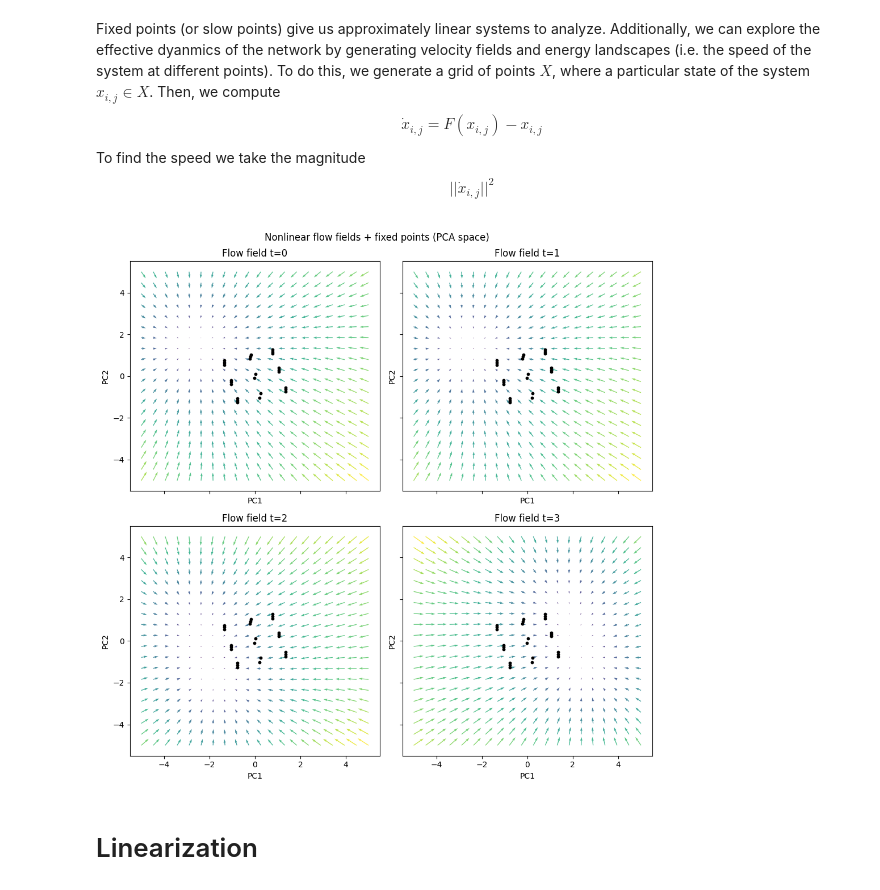
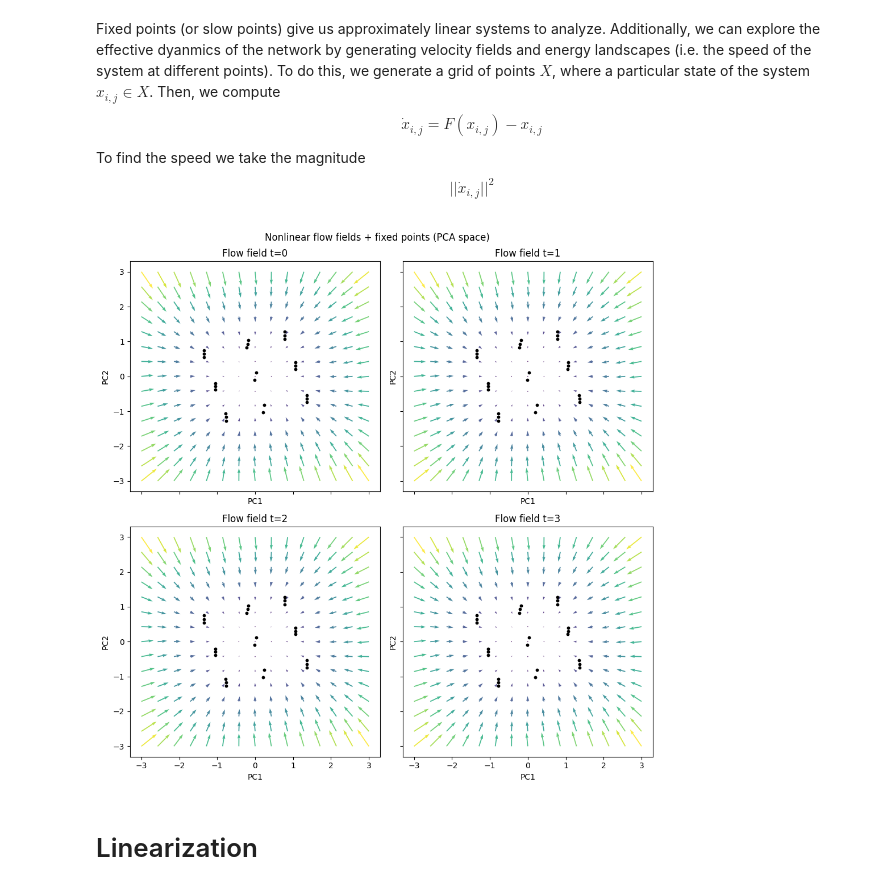
Before and after one commit to JohnLazzari/RNNToolkit, a Jupyter notebook: examples/analysis.ipynb, the cells around one changed output. Drawn from its saved outputs; the diff is of its cells as text; code cells hidden in the pictures.

```diff
--- a/examples/analysis.ipynb
+++ b/examples/analysis.ipynb
@@ -101,7 +101,7 @@ Details of the parameters can be found in the DSATorch documentation.
 Once a fixed point is found, a fixed point object is created that contains information
 about the fixed point, such as the location, number of iterations to converge, etc.
 """
-fpf = FixedPointFinder(model.rnn, tol_unique=1e-1, tol_q=1e-10, tol_dq=1e-18, max_iters=25000, verbose=True)
+fpf = FixedPointFinder(model.rnn, tol_unique=1e-1, tol_q=1e-10, tol_dq=1e-18, max_iters=35000, verbose=True)
 
 """
 Next, we sample initial states from the hidden state trajectories.
@@ -175,11 +175,12 @@ Here, we specify the number of points in the grid, the offsets for the grid,
 FlowFieldFinder will return flow field objects, which contain information about the grid points,
 velocities at those points, speeds, etc.
 """
-fff = FlowFieldFinder(model.rnn, num_points=20, x_offset=5, y_offset=5, x_center=0, y_center=0, follow_traj=False)
+fff = FlowFieldFinder(model.rnn, h_traj, num_points=15, x_offset=3, y_offset=3, x_center=0, y_center=0, follow_traj=False)
 """
 There is no need to sample states for flow fields, simply pass in the desired states of any shape
 and a flow field for each one will be computed, along with its corresponding input (which must be of same shape)
 """
+inputs = torch.zeros(size=(h_traj.shape[0], h_traj.shape[1], inputs.shape[-1]))  # zero input for all states
 flow_fields = fff.find_nonlinear_flow(h_traj, inputs)
 
 # Plot four flow fields in a 2x2 grid
@@ -190,34 +191,36 @@ axes = axes.flatten()
 # Project fixed points into the same PCA space used by the flow field
 fp_states = unique_fps.xstar
 fp_proj = fff.reduce_obj.transform(fp_states)
 
 for i in range(4):
     ax = axes[i]
     if i < n_show:
         ff = flow_fields[i]
         ax.quiver(
             ff.grid[..., 0],
             ff.grid[..., 1],
             ff.x_vels,
             ff.y_vels,
             ff.speeds,
             cmap="viridis",
             alpha=0.85,
         )
         ax.scatter(fp_proj[:, 0], fp_proj[:, 1], color="black", s=10)
         ax.set_title(f"Flow field t={i}")
     else:
         ax.axis("off")
 
+"""Flow fields not very zoomed in, but match the fixed points. We will zoom in later.
+"""
 fig.suptitle("Nonlinear flow fields + fixed points (PCA space)")
 for ax in axes:
     ax.set_xlabel("PC1")
     ax.set_ylabel("PC2")
 
 plt.tight_layout()
 plt.show()
 # %% [output]
-[figure, old version]
+[figure, new version]
 # %% [markdown]
 # Linearization
 # %% [markdown]
```
Also changed, not shown: parts of 2 cells of this notebook, 4 other files.
